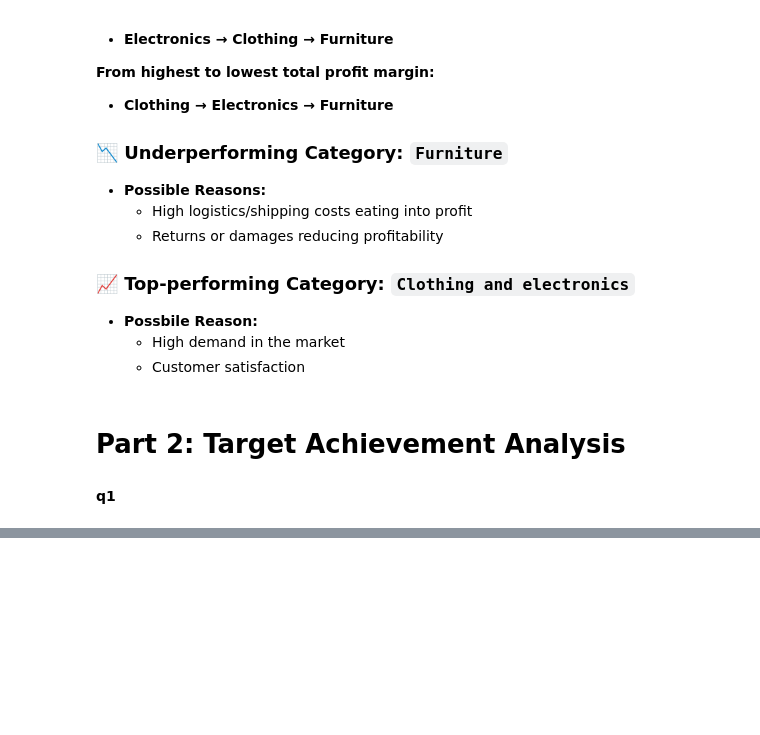
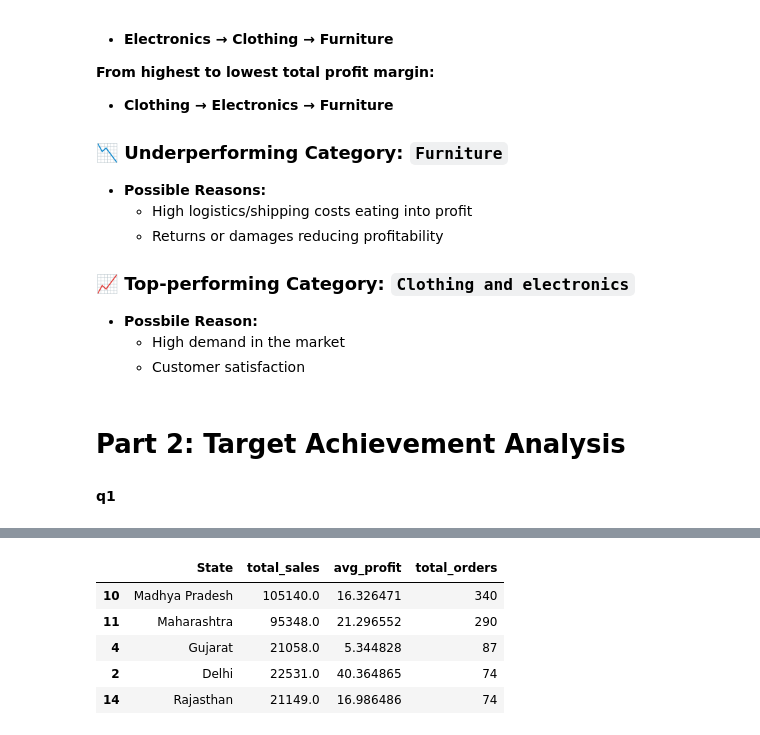
Before and after one commit to KoKoustav/jar-internship, a Jupyter notebook: sales_analysis.ipynb, the cells around one changed output, grey strips where cells are left out. Drawn from its saved outputs; the diff is of its cells as text; code cells hidden in the pictures; blank space fills up the shorter version.

```diff
--- a/sales_analysis.ipynb
+++ b/sales_analysis.ipynb
@@ -166,0 +266,15 @@ final_df[['Category','avg_profit_per_order','total_profit_mergin']]
+# %%
+agg_df = final_o.groupby('State').agg(
+    total_sales=('Amount', 'sum'),
+    avg_profit=('Profit', 'mean'),
+    total_orders=('Order ID', 'count')
+).reset_index()
+agg_df.sort_values(by='total_orders', ascending=False, inplace=True)
+agg_df.head()
+# %% [output]
+|  | State | total_sales | avg_profit | total_orders |
+| 10 | Madhya Pradesh | 105140.0 | 16.326471 | 340 |
+| 11 | Maharashtra | 95348.0 | 21.296552 | 290 |
+| 4 | Gujarat | 21058.0 | 5.344828 | 87 |
+| 2 | Delhi | 22531.0 | 40.364865 | 74 |
+| 14 | Rajasthan | 21149.0 | 16.986486 | 74 |
```
Also changed, not shown: parts of 19 cells of this notebook.
